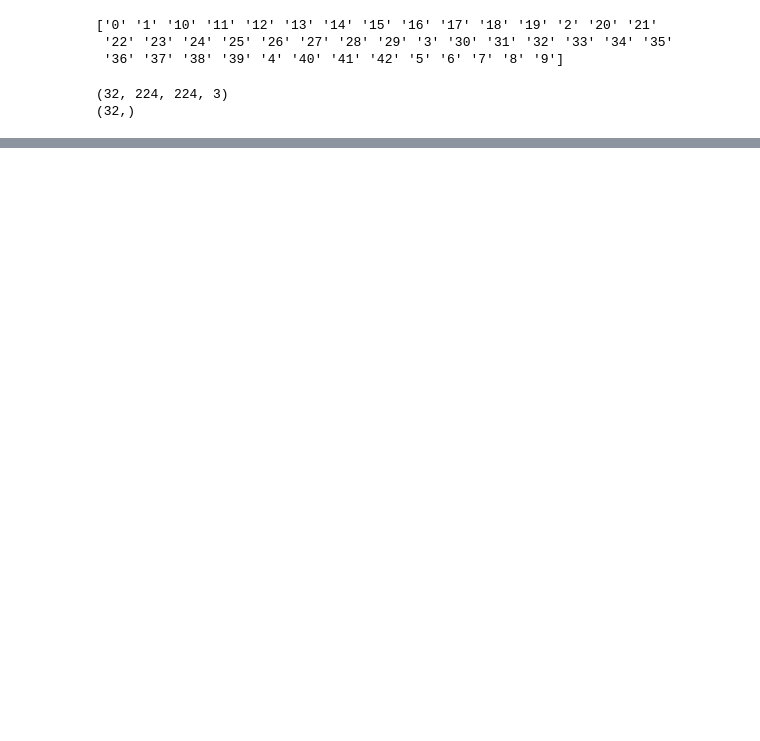
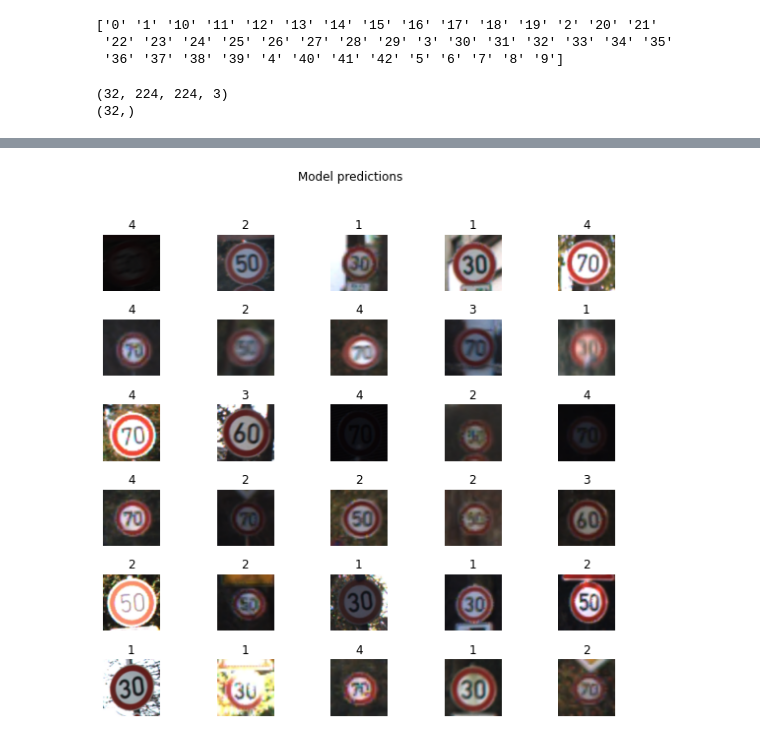
Before and after one commit to CFtriksX/Embeded_AI_A2, a Jupyter notebook: problem1.ipynb, the cells around one changed output, grey strips where cells are left out. Cells and saved outputs as stored; diff of their text form; code cells hidden in the pictures; blank space fills up the shorter version.

```diff
--- a/problem1.ipynb
+++ b/problem1.ipynb
@@ -75,0 +106,9 @@ _ = plt.suptitle("ImageNet predictions")
+# %%
+num_classes = len(class_names)
+
+model = tf.keras.Sequential([
+  feature_extractor_layer,
+  tf.keras.layers.Dense(num_classes)
+])
+
+model.summary()
@@ -75,0 +172,15 @@ _ = plt.suptitle("ImageNet predictions")
+# %%
+predicted_batch = model.predict(image_batch)
+predicted_id = np.argmax(predicted_batch, axis=-1)
+predicted_label_batch = class_names[predicted_id]
+# %%
+plt.figure(figsize=(10,9))
+plt.subplots_adjust(hspace=0.5)
+for n in range(30):
+  plt.subplot(6,5,n+1)
+  plt.imshow(image_batch[n])
+  plt.title(predicted_label_batch[n].title())
+  plt.axis('off')
+_ = plt.suptitle("Model predictions")
+# %% [output]
+[figure, added]
```
Also changed, not shown: parts of 21 cells of this notebook, 3 other files.
